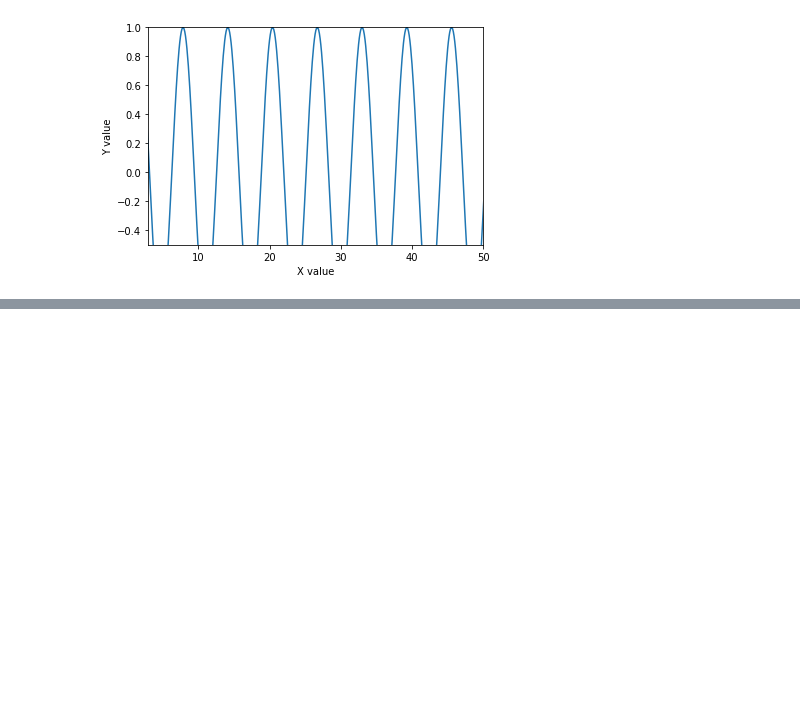
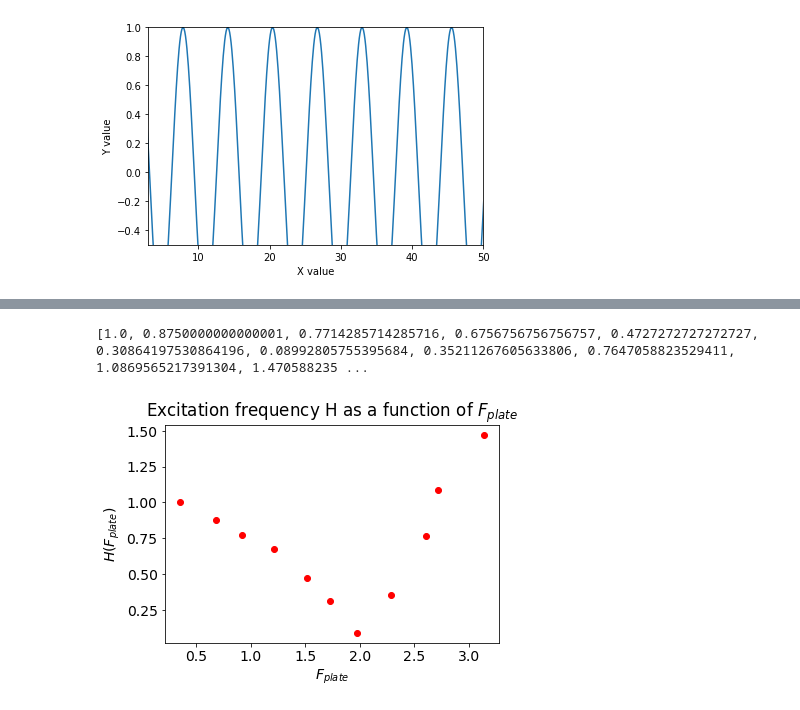
Before and after one commit to nnguyenu/ML-basic, a Jupyter notebook: Matplot_lib_tutorial.ipynb, the cells around one changed output, grey strips where cells are left out. Drawn from its saved outputs; the diff is of its cells as text; code cells hidden in the pictures; blank space fills up the shorter version.

```diff
--- a/Matplot_lib_tutorial.ipynb
+++ b/Matplot_lib_tutorial.ipynb
@@ -34,0 +53,13 @@ plt.show()
+# %%
+H = []
+for i in range(len(Acart)):
+  H.append(Aplate[i]/Acart[i])
+print(H)
+plt.plot(fplate,H,'ro')
+plt.xlabel('$F_{plate}$')
+plt.ylabel('$H(F_{plate})$')
+plt.title('Excitation frequency H as a function of $F_{plate}$')
+plt.show()
+# %% [output]
+[1.0, 0.8750000000000001, 0.7714285714285716, 0.6756756756756757, 0.4727272727272727, 0.30864197530864196, 0.08992805755395684, 0.35211267605633806, 0.7647058823529411, 1.0869565217391304, 1.470588235 ...
+[figure, added]
```
Also changed, not shown: parts of 2 cells of this notebook.
